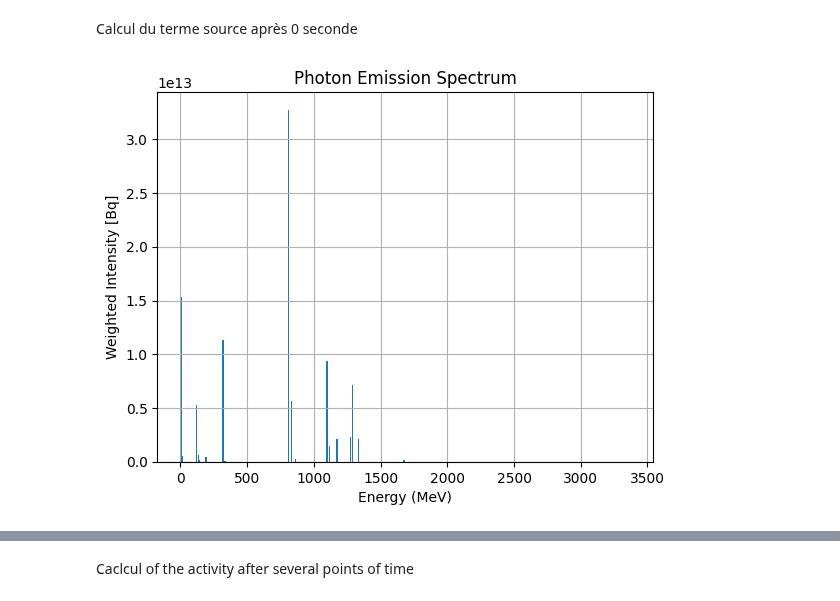
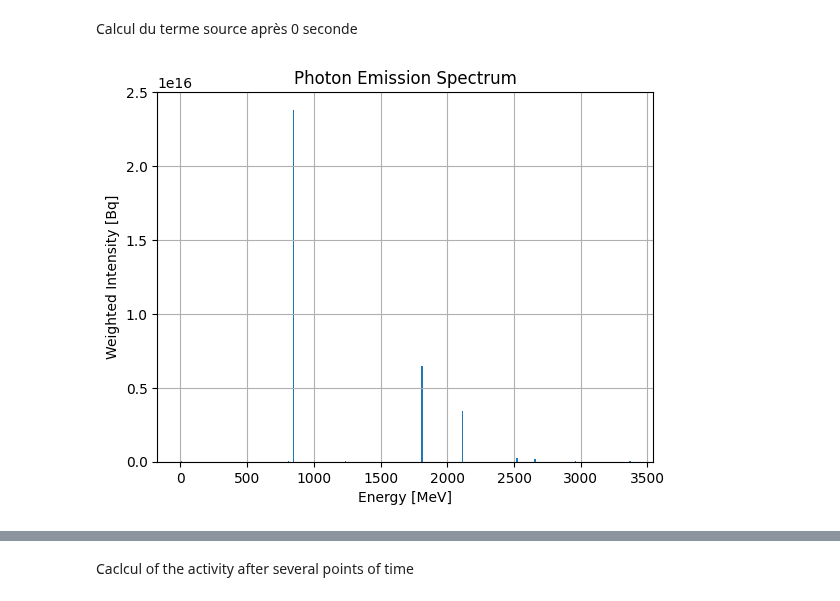
Before and after one commit to simonfouc120/open-mc-project, a Jupyter notebook: src/studies/rn_file/rn_file_study.ipynb, the cells around one changed output, grey strips where cells are left out. Drawn from its saved outputs; the diff is of its cells as text; code cells hidden in the pictures.

```diff
--- a/src/studies/rn_file/rn_file_study.ipynb
+++ b/src/studies/rn_file/rn_file_study.ipynb
@@ -36,5 +33,17 @@ dict_rn
  'Fe-55': 0.0002,
  'Mn-56': 0.0003,
  'Na-22': 0.0001}
+# %%
+def compute_total_weight(dict_rn, time=0):
+    rays = []
+    weights = []
+    for rn, mass in dict_rn.items():
+        rn_lara = Radionuclide_lara(rn)
+        energy, intensity, _ = rn_lara.get_rays_emission_data(photon_only=True)
+        act = rn_lara.get_activity_after_time(mass=mass, time=time)
+        rays.extend(energy)
+        weights.extend(intensity * act)
+    total_weight = sum(weights)
+    return rays, weights, total_weight
 # %% [markdown]
 Calcul du terme source après 0 seconde
@@ -51,9 +50,11 @@ total_weight = sum(weights)
+# %%
+rays, weights, total_weight = compute_total_weight(dict_rn, time=0)
 # %%
 plt.bar(rays, weights, width=10)
-plt.xlabel("Energy (MeV)")
+plt.xlabel("Energy [MeV]")
 plt.ylabel("Weighted Intensity [Bq]")
 plt.title("Photon Emission Spectrum")
 plt.grid(True)
 plt.show()
 # %% [output]
-[figure, old version]
+[figure, new version]
```
Also changed, not shown: parts of 7 cells of this notebook.
